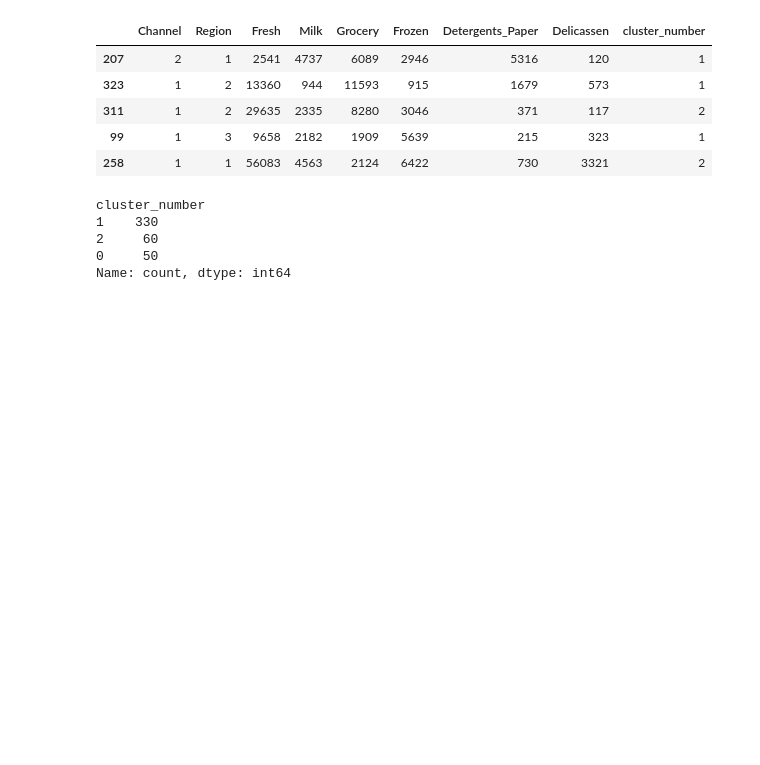
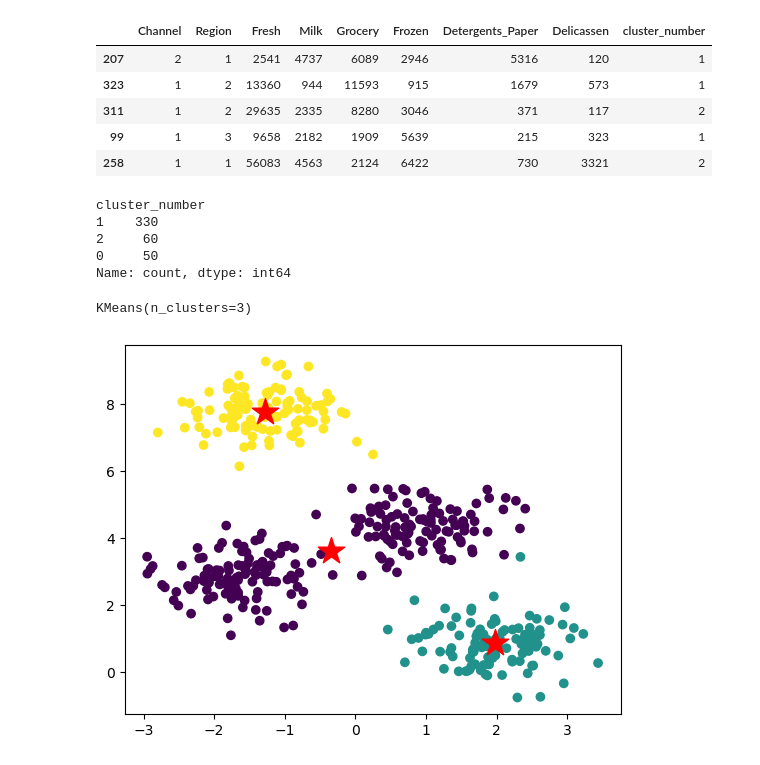
Before and after one commit to andreasoledadguerra/sales_strategy, a Jupyter notebook: sales_strategy.ipynb, the cells around one changed output. Saved outputs shown, nothing was run; the diff lists cells and outputs as text; code cells hidden in the pictures; blank space fills up the shorter version.

Commit message:
Applying k-means clustering and plotting

```diff
--- a/sales_strategy.ipynb
+++ b/sales_strategy.ipynb
@@ -95,3 +95,18 @@ cluster_number
 2     60
 0     50
 Name: count, dtype: int64
+# %%
+# Generate sample data for clustering
+X, y = make_blobs(n_samples=440, centers=4, cluster_std=0.6, random_state=0)
+# %%
+# Apply k-means clustering
+cluster.fit(X)
+# %% [output]
+KMeans(n_clusters=3)
+# %%
+# Plotting the clusters and cluster centers
+plt.scatter(X[:, 0], X[:, 1], c=cluster.labels_, cmap='viridis')
+plt.scatter(cluster.cluster_centers_[:, 0], cluster.cluster_centers_[:, 1], marker='*', s=400, color='r')
+plt.show()
+# %% [output]
+[figure, added]
```
Also changed, not shown: parts of 6 cells of this notebook.
